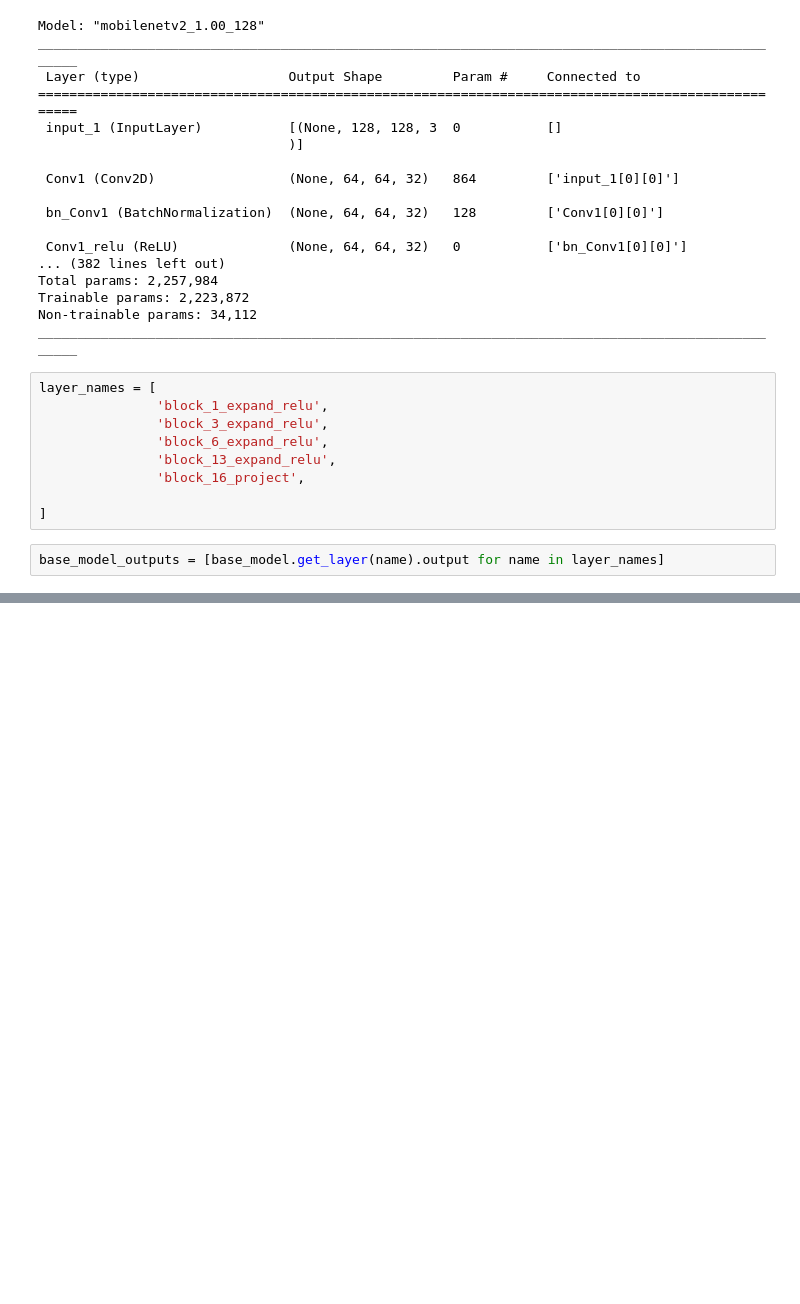
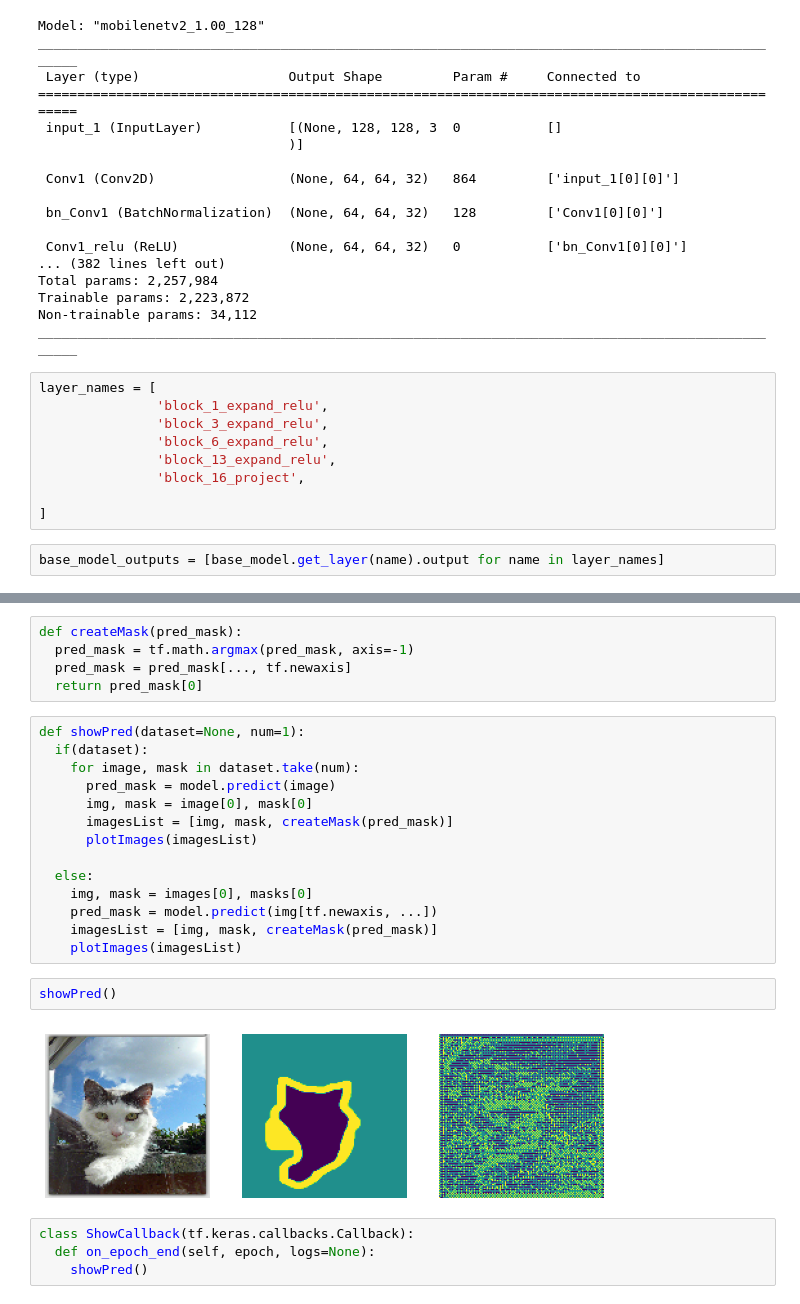
Before and after one commit to brainmentorspvtltd/IGDTU_DL_June22, a Jupyter notebook: ImageSegmentation.ipynb, the cells around one changed output, grey strips where cells are left out. Drawn from its saved outputs; the diff is of its cells as text; blank space fills up the shorter version.

```diff
--- a/ImageSegmentation.ipynb
+++ b/ImageSegmentation.ipynb
@@ -143,0 +201,27 @@ ________________________________________________________________________________
+# %%
+def createMask(pred_mask):
+  pred_mask = tf.math.argmax(pred_mask, axis=-1)
+  pred_mask = pred_mask[..., tf.newaxis]
+  return pred_mask[0]
+# %%
+def showPred(dataset=None, num=1):
+  if(dataset):
+    for image, mask in dataset.take(num):
+      pred_mask = model.predict(image)
+      img, mask = image[0], mask[0]
+      imagesList = [img, mask, createMask(pred_mask)]
+      plotImages(imagesList)
+
+  else:
+    img, mask = images[0], masks[0]
+    pred_mask = model.predict(img[tf.newaxis, ...])
+    imagesList = [img, mask, createMask(pred_mask)]
+    plotImages(imagesList)
+# %%
+showPred()
+# %% [output]
+[figure, added]
+# %%
+class ShowCallback(tf.keras.callbacks.Callback):
+  def on_epoch_end(self, epoch, logs=None):
+    showPred()
```
Also changed, not shown: parts of 12 cells of this notebook.
